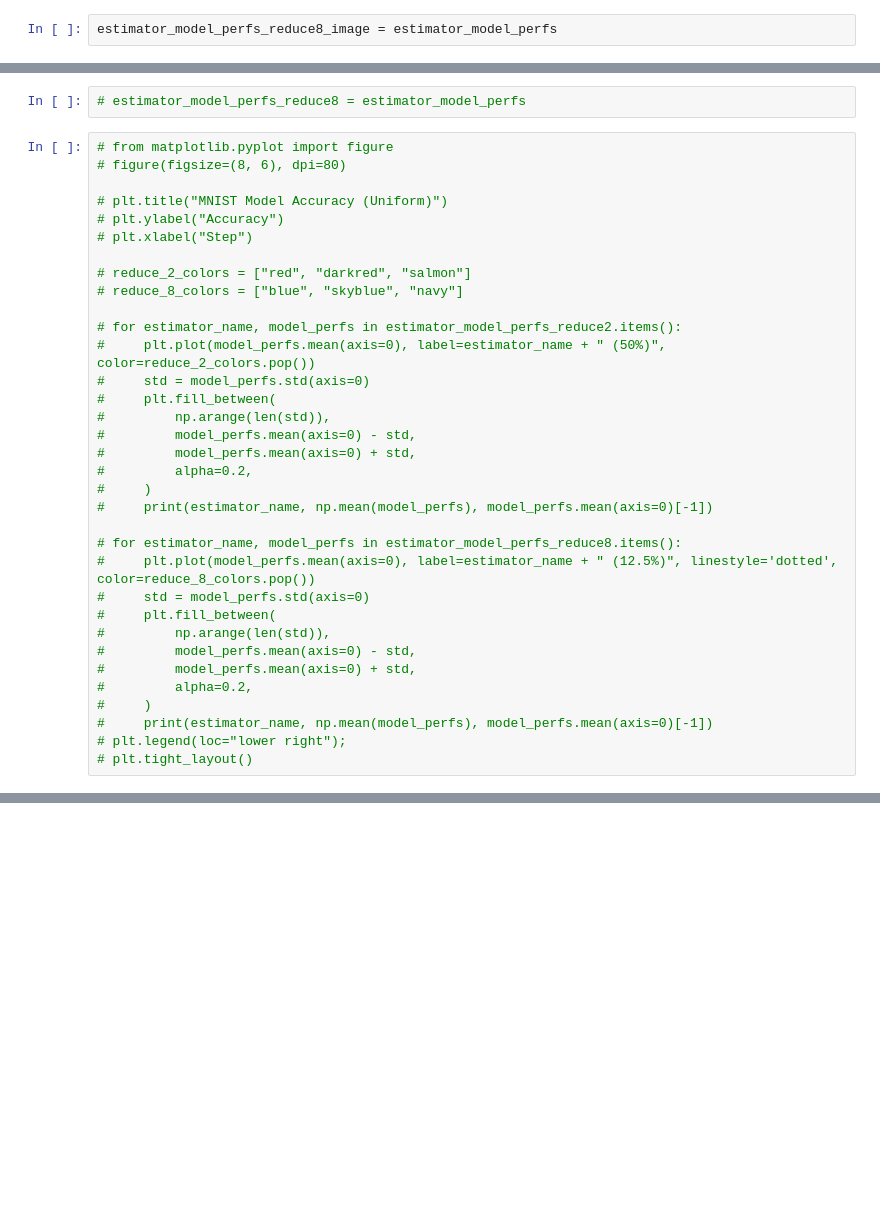
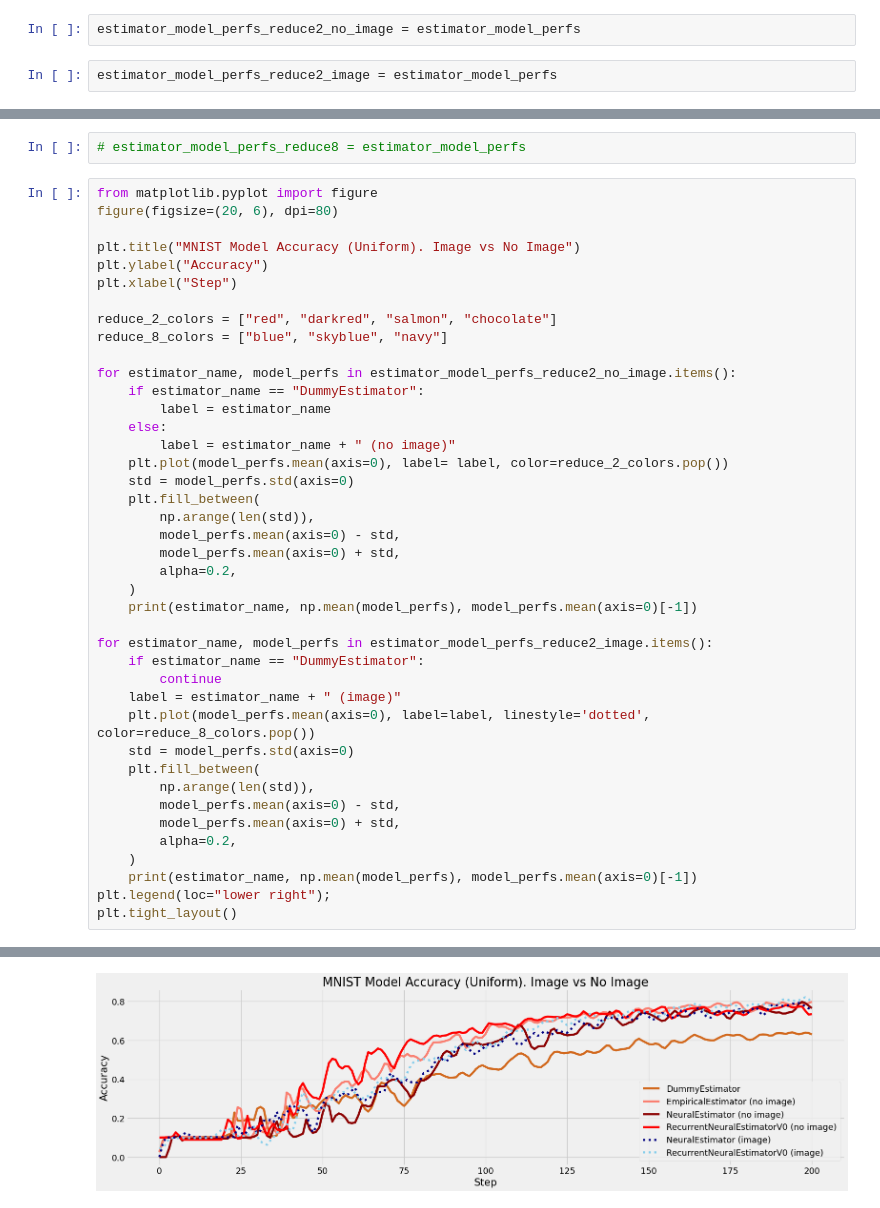
Before and after one commit to vlongle/recsys_data, a Jupyter notebook: main_uniform.ipynb, the cells around one changed output, grey strips where cells are left out. Drawn from its saved outputs; the diff is of its cells as text; blank space fills up the shorter version.

Commit message:
Verify that a bunch of experiments for MNIST is working!

```diff
--- a/main_uniform.ipynb
+++ b/main_uniform.ipynb
@@ -298,40 +291,50 @@ RecurrentNeuralEstimatorV0 0.17055056397326884 0.17669999599456787
 # %%
-estimator_model_perfs_reduce8_image = estimator_model_perfs
+estimator_model_perfs_reduce2_no_image = estimator_model_perfs
+# %%
+estimator_model_perfs_reduce2_image = estimator_model_perfs
 # %%
 # estimator_model_perfs_reduce2 = estimator_model_perfs
 # %%
 # estimator_model_perfs_reduce8 = estimator_model_perfs
 # %%
-# from matplotlib.pyplot import figure
-# figure(figsize=(8, 6), dpi=80)
+from matplotlib.pyplot import figure
+figure(figsize=(20, 6), dpi=80)
 
-# plt.title("MNIST Model Accuracy (Uniform)")
-# plt.ylabel("Accuracy")
-# plt.xlabel("Step")
+plt.title("MNIST Model Accuracy (Uniform). Image vs No Image")
+plt.ylabel("Accuracy")
+plt.xlabel("Step")
 
-# reduce_2_colors = ["red", "darkred", "salmon"]
-# reduce_8_colors = ["blue", "skyblue", "navy"]
+reduce_2_colors = ["red", "darkred", "salmon", "chocolate"]
+reduce_8_colors = ["blue", "skyblue", "navy"]
 
-# for estimator_name, model_perfs in estimator_model_perfs_reduce2.items():
-#     plt.plot(model_perfs.mean(axis=0), label=estimator_name + " (50%)", color=reduce_2_colors.pop())
-#     std = model_perfs.std(axis=0)
-#     plt.fill_between(
-#         np.arange(len(std)),
-#         model_perfs.mean(axis=0) - std,
-#         model_perfs.mean(axis=0) + std,
-#         alpha=0.2,
-#     )
-#     print(estimator_name, np.mean(model_perfs), model_perfs.mean(axis=0)[-1])
+for estimator_name, model_perfs in estimator_model_perfs_reduce2_no_image.items():
+    if estimator_name == "DummyEstimator":
+        label = estimator_name
+    else:
+        label = estimator_name + " (no image)"
+    plt.plot(model_perfs.mean(axis=0), label= label, color=reduce_2_colors.pop())
+    std = model_perfs.std(axis=0)
+    plt.fill_between(
+        np.arange(len(std)),
+        model_perfs.mean(axis=0) - std,
+        model_perfs.mean(axis=0) + std,
+        alpha=0.2,
+    )
+    print(estimator_name, np.mean(model_perfs), model_perfs.mean(axis=0)[-1])
 
-# for estimator_name, model_perfs in estimator_model_perfs_reduce8.items():
-#     plt.plot(model_perfs.mean(axis=0), label=estimator_name + " (12.5%)", linestyle='dotted', color=reduce_8_colors.pop())
-#     std = model_perfs.std(axis=0)
-#     plt.fill_between(
-#         np.arange(len(std)),
-#         model_perfs.mean(axis=0) - std,
-#         model_perfs.mean(axis=0) + std,
-#         alpha=0.2,
-#     )
-#     print(estimator_name, np.mean(model_perfs), model_perfs.mean(axis=0)[-1])
-# plt.legend(loc="lower right");
-# plt.tight_layout()
+for estimator_name, model_perfs in estimator_model_perfs_reduce2_image.items():
+    if estimator_name == "DummyEstimator":
+        continue
+    label = estimator_name + " (image)"
+    plt.plot(model_perfs.mean(axis=0), label=label, linestyle='dotted', color=reduce_8_colors.pop())
+    std = model_perfs.std(axis=0)
+    plt.fill_between(
+        np.arange(len(std)),
+        model_perfs.mean(axis=0) - std,
+        model_perfs.mean(axis=0) + std,
+        alpha=0.2,
+    )
+    print(estimator_name, np.mean(model_perfs), model_perfs.mean(axis=0)[-1])
+plt.legend(loc="lower right");
+plt.tight_layout()
+# %% [output]
@@ -337,0 +347 @@ estimator_model_perfs_reduce8_image = estimator_model_perfs
+[figure, added]
```
Also changed, not shown: parts of 7 cells of this notebook, 6 other files.
